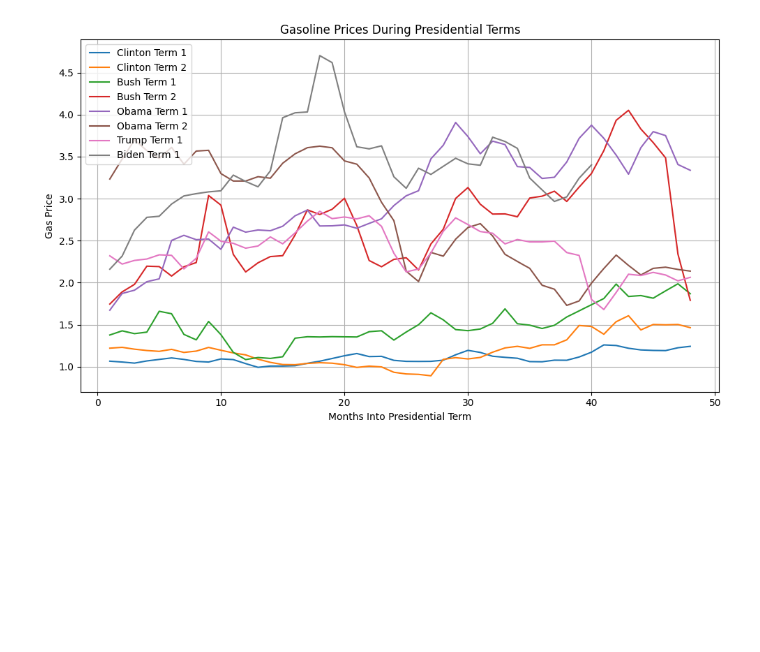
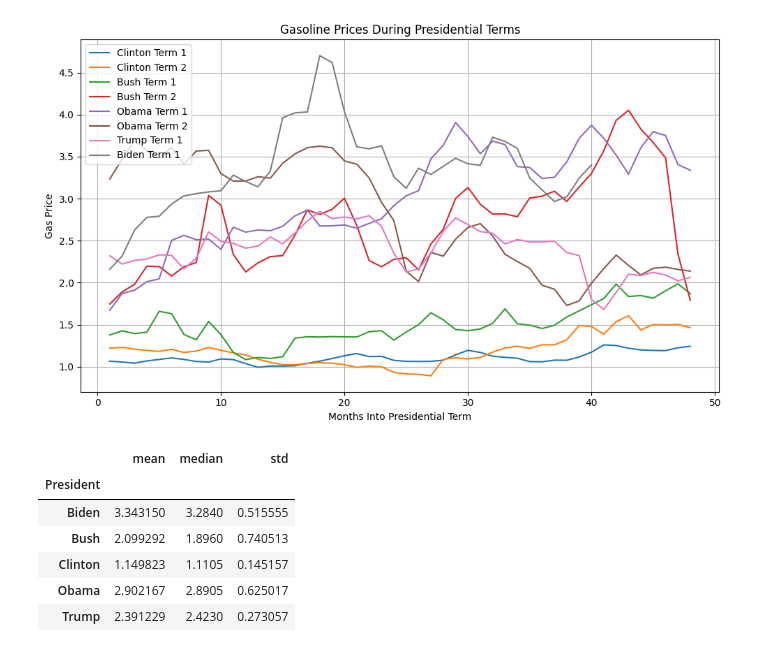
Before and after one commit to SatchelF/Data_Analysis_Project, a Jupyter notebook: gasoline_prices_during_presidential_terms.ipynb, the cells around one changed output. Cells and saved outputs as stored; diff of their text form; code cells hidden in the pictures; blank space fills up the shorter version.

```diff
--- a/gasoline_prices_during_presidential_terms.ipynb
+++ b/gasoline_prices_during_presidential_terms.ipynb
@@ -41,7 +41,12 @@ new_headers = ['Date', 'Gas Price']  # Specify your new column names here
 df['Date'] = pd.to_datetime(df['Date'])
 df.columns = new_headers
 
+
 df = df.set_index('Date').resample('M').first().reset_index()
+# Filter the DataFrame to include only data from 1993 and up
+df = df[df['Date'].dt.year >= 1993]
+
+# Now, continue with your analysis using df_filtered
 
 
 presidential_terms = {
@@ -86,3 +91,26 @@ plt.tight_layout()
 plt.show()
 # %% [output]
 [figure]
+# %%
+# Create a column to store the president's name for each row
+df['President'] = ''
+
+# Iterate through the presidential terms dictionary and assign the president's name to each row
+for president, terms in presidential_terms.items():
+    for term_start, term_end in terms:
+        df.loc[(df['Date'].dt.year >= term_start) & (df['Date'].dt.year <= term_end), 'President'] = president
+
+# Group the DataFrame by president and calculate the average, median, and standard deviation of gas prices
+president_stats = df.groupby('President')['Gas Price'].agg(['mean', 'median', 'std'])
+
+
+# Print the statistics
+president_stats
+# %% [output]
+|  | mean | median | std |
+| President |  |  |  |
+| Biden | 3.343150 | 3.2840 | 0.515555 |
+| Bush | 2.099292 | 1.8960 | 0.740513 |
+| Clinton | 1.149823 | 1.1105 | 0.145157 |
+| Obama | 2.902167 | 2.8905 | 0.625017 |
+| Trump | 2.391229 | 2.4230 | 0.273057 |
```
Also changed, not shown: 3 other files.
